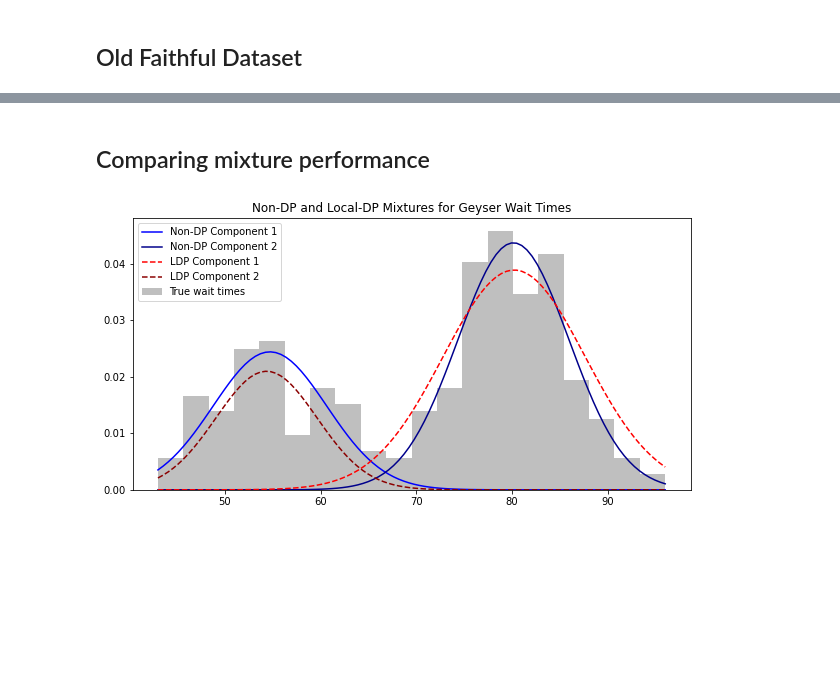
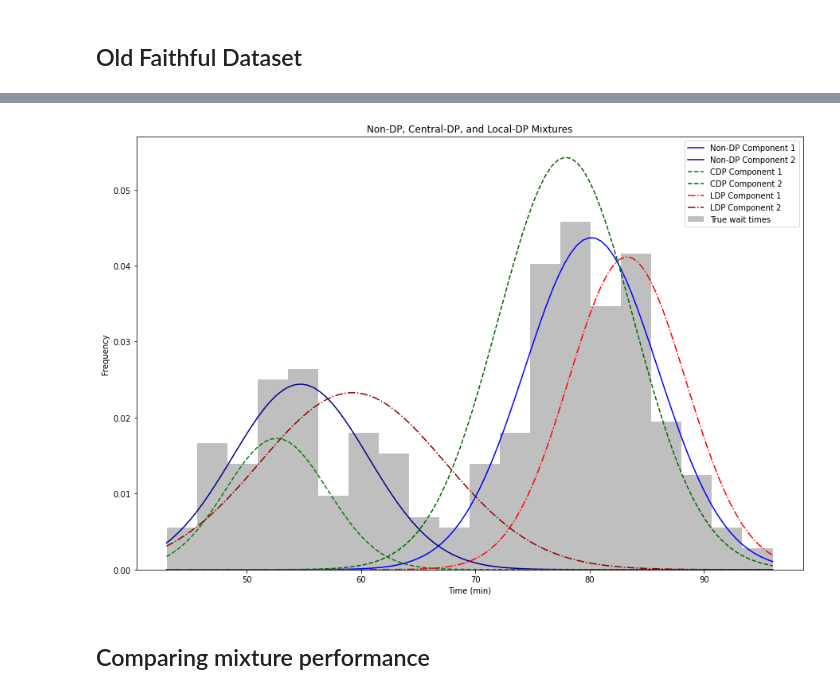
Before and after one commit to charlieh205/DP-GMM, a Jupyter notebook: Analysis.ipynb, the cells around one changed output, grey strips where cells are left out. Saved outputs shown, nothing was run; the diff lists cells and outputs as text; code cells hidden in the pictures; blank space fills up the shorter version.

```diff
--- a/Analysis.ipynb
+++ b/Analysis.ipynb
@@ -32,7 +36,5 @@ nondp_gmm.plot_mixture(bins=20)
 # %%
-plt.hist(wait_dat, bins = 17)
-plt.title("Wait times for yellowston's Old-Faithful")
-plt.xlabel('wait times (mins)')
-plt.ylabel('count')
-plt.show()
+# create non-DP GMM object and fit to data
+nondp_gmm = GMM(n_components=2).fit(wait_dat)
+nondp_gmm.plot_mixture(wait_dat, bins=20)
 # %% [output]
@@ -53,0 +56,4 @@ True weights: (0.3634576678098091, 0.6365423321901911)
+# %%
+# create central-DP GMM object and fit to data
+cdp_gmm = CDPGMM(n_components=2, epsilon=2).fit(wait_dat)
+cdp_gmm.plot_mixture(wait_dat, bins=20)
@@ -53,0 +62,10 @@ True weights: (0.3634576678098091, 0.6365423321901911)
+# %%
+# get locaL-DP GMM components
+cdp_means = cdp_gmm.means_.flatten()
+cdp_covs = cdp_gmm.covariances_.flatten()
+cdp_weights = cdp_gmm.weights_.flatten()
+cdp_comp1 = (cdp_means[0], cdp_covs[0], cdp_weights[0])
+cdp_comp2 = (cdp_means[1], cdp_covs[1], cdp_weights[1])
+print(f"CDP means: {cdp_means[0], cdp_means[1]}")
+print(f"CDP covariances: {cdp_covs[0], cdp_covs[1]}")
+print(f"CDP weights: {cdp_weights[0], cdp_weights[1]}")
@@ -54,6 +76,5 @@ True weights: (0.3634576678098091, 0.6365423321901911)
 # %%
 # create local-DP GMM object and fit to data
-ldp_gmm = LDPGMM(n_components=2, epsilon=2)
-ldp_gmm.fit_ldp(wait_dat.reshape(-1, 1))
-ldp_gmm.plot_mixture(bins=20)
+ldp_gmm = LDPGMM(n_components=2, epsilon=2).fit(wait_dat)
+ldp_gmm.plot_mixture(wait_dat, bins=20)
 # %% [output]
@@ -75,16 +96,20 @@ LDP weights: (0.722340925863435, 0.2776590741365596)
-# %% [markdown]
-## Comparing mixture performance
 # %%
 # Creating plot
 x = np.linspace(wait_dat.min(), wait_dat.max(), 100)
-plt.figure(figsize=(10, 5))
+plt.figure(figsize=(15, 10))
 plt.hist(wait_dat, bins=20, density=True, color="gray", alpha=0.5, label="True wait times")
 plt.plot(x, nondp_comp1[2]*sp.stats.norm(nondp_comp1[0], nondp_comp1[1]**0.5).pdf(x), color="blue", label="Non-DP Component 1")
 plt.plot(x, nondp_comp2[2]*sp.stats.norm(nondp_comp2[0], nondp_comp2[1]**0.5).pdf(x), color="darkblue", label="Non-DP Component 2")
-plt.plot(x, ldp_comp1[2]*sp.stats.norm(ldp_comp1[0], ldp_comp1[1]**0.5).pdf(x), color="red", label="LDP Component 1", linestyle="--")
-plt.plot(x, ldp_comp2[2]*sp.stats.norm(ldp_comp2[0], ldp_comp2[1]**0.5).pdf(x), color="darkred", label="LDP Component 2", linestyle="--")
-plt.title("Non-DP and Local-DP Mixtures for Geyser Wait Times")
+plt.plot(x, cdp_comp1[2]*sp.stats.norm(cdp_comp1[0], cdp_comp1[1]**0.5).pdf(x), color="green", label="CDP Component 1", linestyle="dashed")
+plt.plot(x, cdp_comp2[2]*sp.stats.norm(cdp_comp2[0], cdp_comp2[1]**0.5).pdf(x), color="darkgreen", label="CDP Component 2", linestyle="dashed")
+plt.plot(x, ldp_comp1[2]*sp.stats.norm(ldp_comp1[0], ldp_comp1[1]**0.5).pdf(x), color="red", label="LDP Component 1", linestyle="dashdot")
+plt.plot(x, ldp_comp2[2]*sp.stats.norm(ldp_comp2[0], ldp_comp2[1]**0.5).pdf(x), color="darkred", label="LDP Component 2", linestyle="dashdot")
+plt.title("Non-DP, Central-DP, and Local-DP Mixtures")
+plt.xlabel("Time (min)")
+plt.ylabel("Frequency")
 plt.legend()
 plt.show()
 # %% [output]
-[figure, old version]
+[figure, new version]
+# %% [markdown]
+## Comparing mixture performance
```
Also changed, not shown: parts of 15 cells of this notebook.
